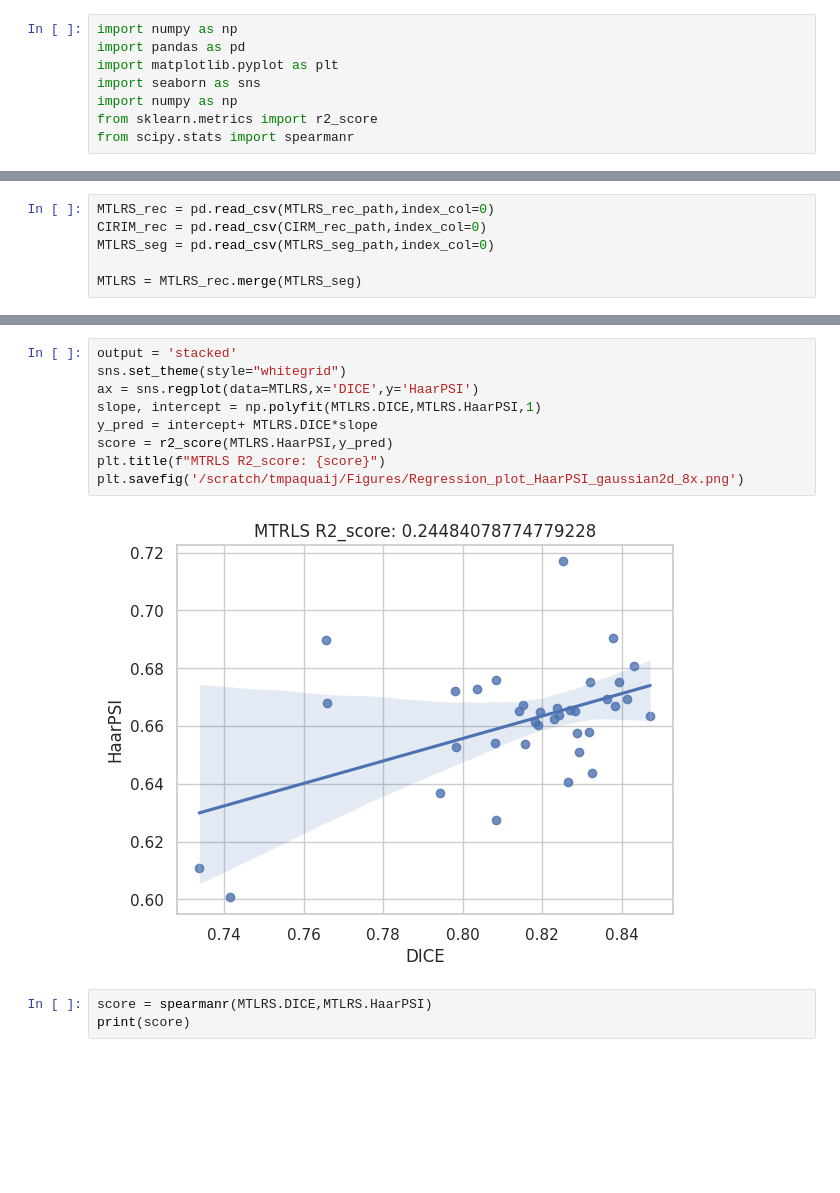
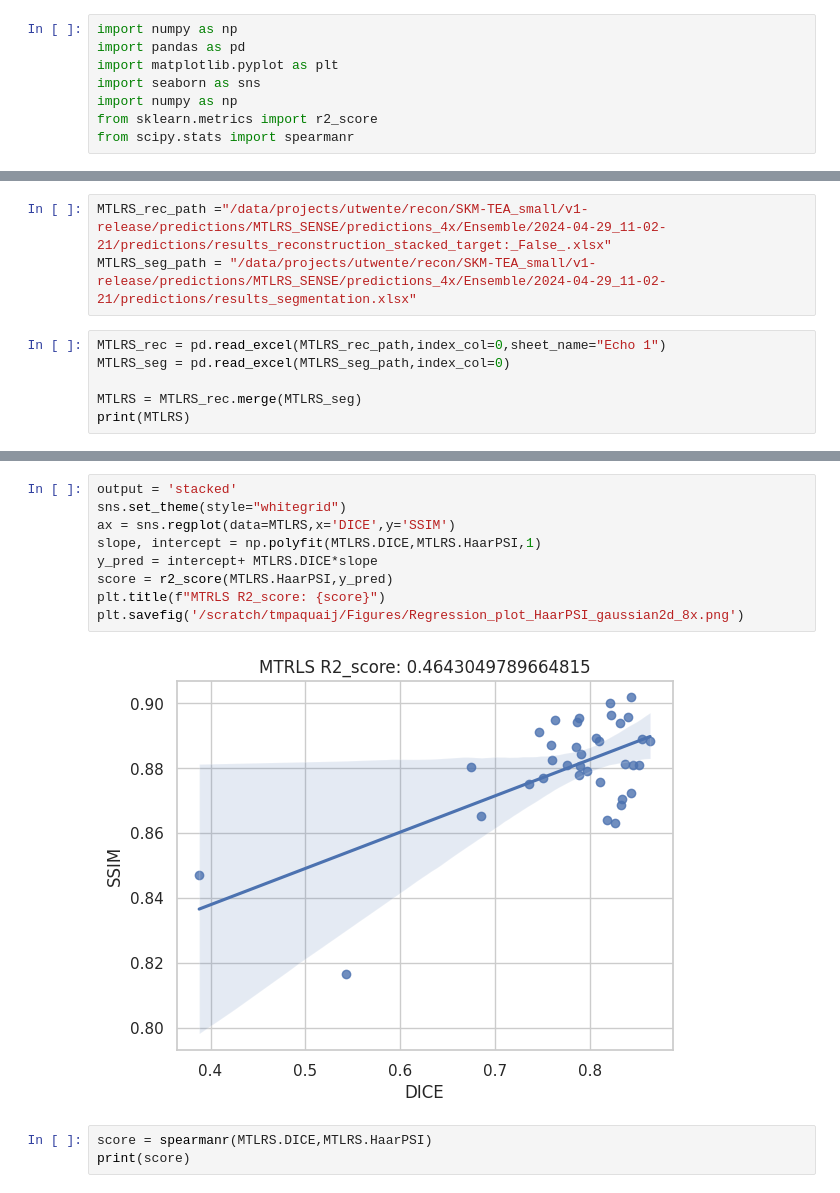
Before and after one commit to TimPaquaij/atommic, a Jupyter notebook: projects/MTL/rs/SKMTEA/visualize_correlation.ipynb, the cells around one changed output, grey strips where cells are left out. Saved outputs shown, nothing was run; the diff lists cells and outputs as text; blank space fills up the shorter version.

```diff
--- a/projects/MTL/rs/SKMTEA/visualize_correlation.ipynb
+++ b/projects/MTL/rs/SKMTEA/visualize_correlation.ipynb
@@ -13,6 +9,9 @@ MTLRS_seg_path = "/scratch/tmpaquaij/Results/atommic/mltrs/trained_models/SKMTEA
+# %%
+MTLRS_rec_path ="/data/projects/utwente/recon/SKM-TEA_small/v1-release/predictions/MTLRS_SENSE/predictions_4x/Ensemble/2024-04-29_11-02-21/predictions/results_reconstruction_stacked_target:_False_.xlsx"
+MTLRS_seg_path = "/data/projects/utwente/recon/SKM-TEA_small/v1-release/predictions/MTLRS_SENSE/predictions_4x/Ensemble/2024-04-29_11-02-21/predictions/results_segmentation.xlsx"
 # %%
-MTLRS_rec = pd.read_csv(MTLRS_rec_path,index_col=0)
-CIRIM_rec = pd.read_csv(CIRM_rec_path,index_col=0)
-MTLRS_seg = pd.read_csv(MTLRS_seg_path,index_col=0)
+MTLRS_rec = pd.read_excel(MTLRS_rec_path,index_col=0,sheet_name="Echo 1")
+MTLRS_seg = pd.read_excel(MTLRS_seg_path,index_col=0)
 
 MTLRS = MTLRS_rec.merge(MTLRS_seg)
+print(MTLRS)
@@ -19,14 +57,14 @@ MTLRS = MTLRS_rec.merge(MTLRS_seg)
 # %%
 output = 'stacked'
 sns.set_theme(style="whitegrid")
-ax = sns.regplot(data=MTLRS,x='DICE',y='HaarPSI')
+ax = sns.regplot(data=MTLRS,x='DICE',y='SSIM')
 slope, intercept = np.polyfit(MTLRS.DICE,MTLRS.HaarPSI,1)
 y_pred = intercept+ MTLRS.DICE*slope
 score = r2_score(MTLRS.HaarPSI,y_pred)
 plt.title(f"MTRLS R2_score: {score}")
 plt.savefig('/scratch/tmpaquaij/Figures/Regression_plot_HaarPSI_gaussian2d_8x.png')
 # %% [output]
-[figure, old version]
+[figure, new version]
 # %%
 score = spearmanr(MTLRS.DICE,MTLRS.HaarPSI)
 print(score)
```
Also changed, not shown: parts of 3 cells of this notebook, 17 other files.
